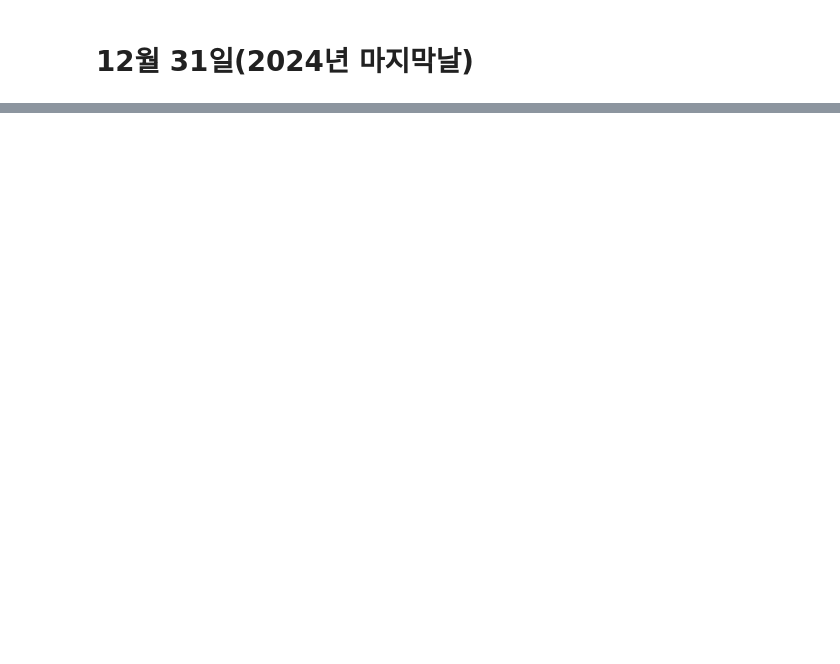
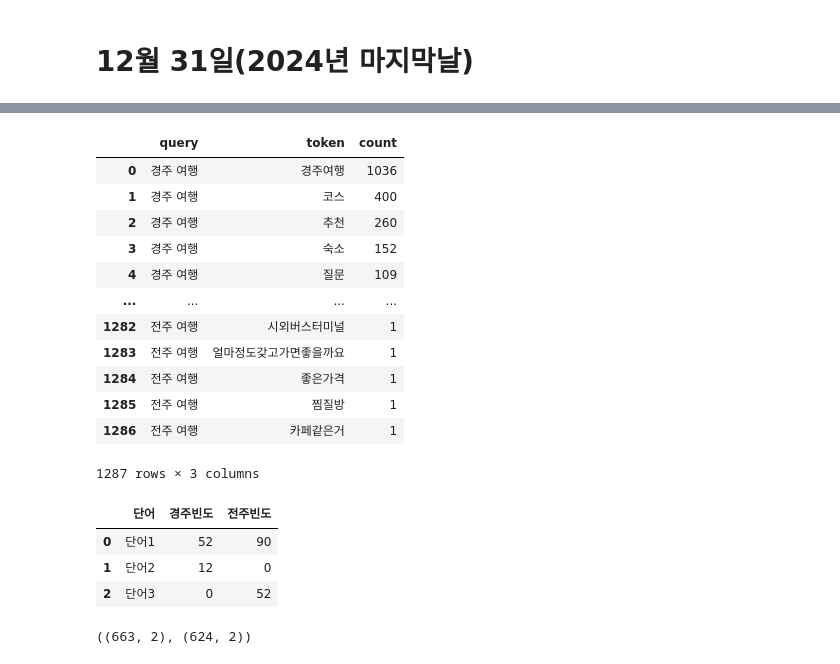
Before and after one commit to minjunK94/ai, a Jupyter notebook: source/10_자연어처리/ch02_한글형태소분석_Quiz.ipynb, the cells around one changed output, grey strips where cells are left out. Cells and saved outputs as stored; diff of their text form; code cells hidden in the pictures; blank space fills up the shorter version.

```diff
--- a/source/10_자연어처리/ch02_한글형태소분석_Quiz.ipynb
+++ b/source/10_자연어처리/ch02_한글형태소분석_Quiz.ipynb
@@ -166,0 +337,5 @@ def get_search_element_save(query, start):
+# %%
+# query별 token별 count 수 (빈도수)
+# df_flt.groupby(['query','token']).count() 소트 작업이 필요
+df_grp = df_flt.groupby('query')['token'].value_counts()
+df_grp
@@ -166,0 +356,47 @@ def get_search_element_save(query, start):
+# %%
+# 위의 df_grp의 index을 컬럼으로
+df_idx = df_grp.reset_index(name='count')
+df_idx
+# %% [output]
+|  | query | token | count |
+| 0 | 경주 여행 | 경주여행 | 1036 |
+| 1 | 경주 여행 | 코스 | 400 |
+| 2 | 경주 여행 | 추천 | 260 |
+| 3 | 경주 여행 | 숙소 | 152 |
+| 4 | 경주 여행 | 질문 | 109 |
+| ... | ... | ... | ... |
+| 1282 | 전주 여행 | 시외버스터미널 | 1 |
+| 1283 | 전주 여행 | 얼마정도갖고가면좋을까요 | 1 |
+| 1284 | 전주 여행 | 좋은가격 | 1 |
+| 1285 | 전주 여행 | 찜질방 | 1 |
+| 1286 | 전주 여행 | 카페같은거 | 1 |
+1287 rows × 3 columns
+# %%
+# 전주 여행, 경주 여행 빈도 추출 -> 병합
+a = pd.DataFrame([['단어1', 52],
+                 ['단어2', 12]], columns=['단어', 'count'])
+b = pd.DataFrame([['단어1', 90],
+                 ['단어3', 52]], columns=['단어', 'count'])
+
+# display(a)
+# display(b)
+ab = pd.merge(a, b,
+              how='outer', # inner(공통), left(a기준), rigth(b기준)
+             on='단어')
+ab.fillna(0, inplace=True)
+ab.columns = ['단어', '경주빈도', '전주빈도']
+ab['경주빈도'] = ab['경주빈도'].astype('int')
+import numpy as np
+ab['전주빈도'] = ab['전주빈도'].astype(np.int16)
+ab
+# %% [output]
+|  | 단어 | 경주빈도 | 전주빈도 |
+| 0 | 단어1 | 52 | 90 |
+| 1 | 단어2 | 12 | 0 |
+| 2 | 단어3 | 0 | 52 |
+# %%
+df_gj = df_idx.loc[df_idx['query']=='경주 여행', ['token', 'count']]
+df_jj = df_idx.loc[df_idx['query']=='전주 여행', ['token', 'count']]
+df_gj.shape, df_jj.shape
+# %% [output]
+((663, 2), (624, 2))
```
Also changed, not shown: parts of 42 cells of this notebook, 8 other files.
